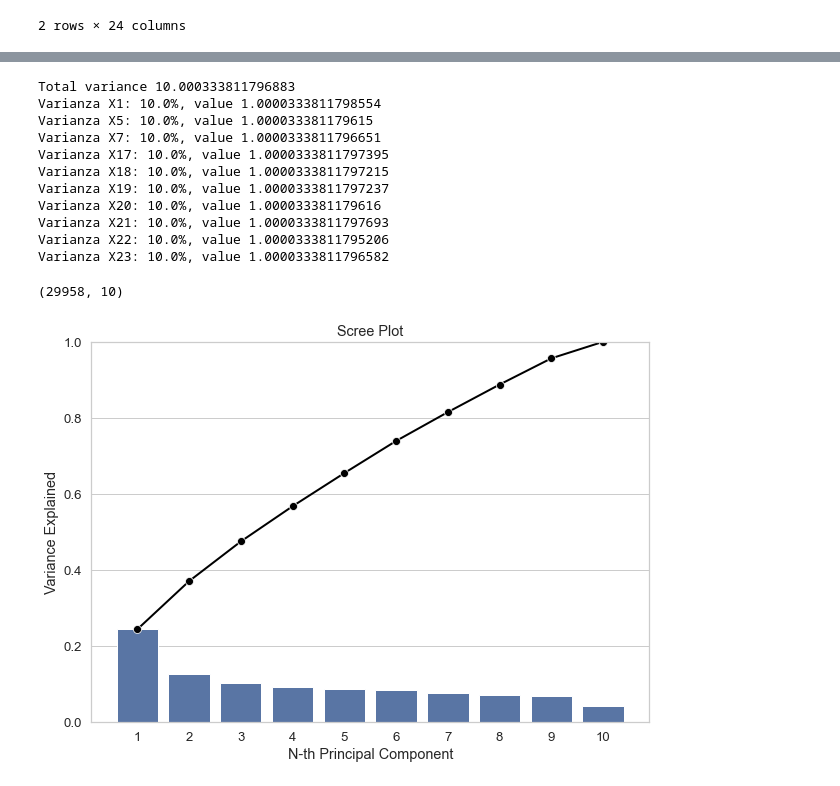
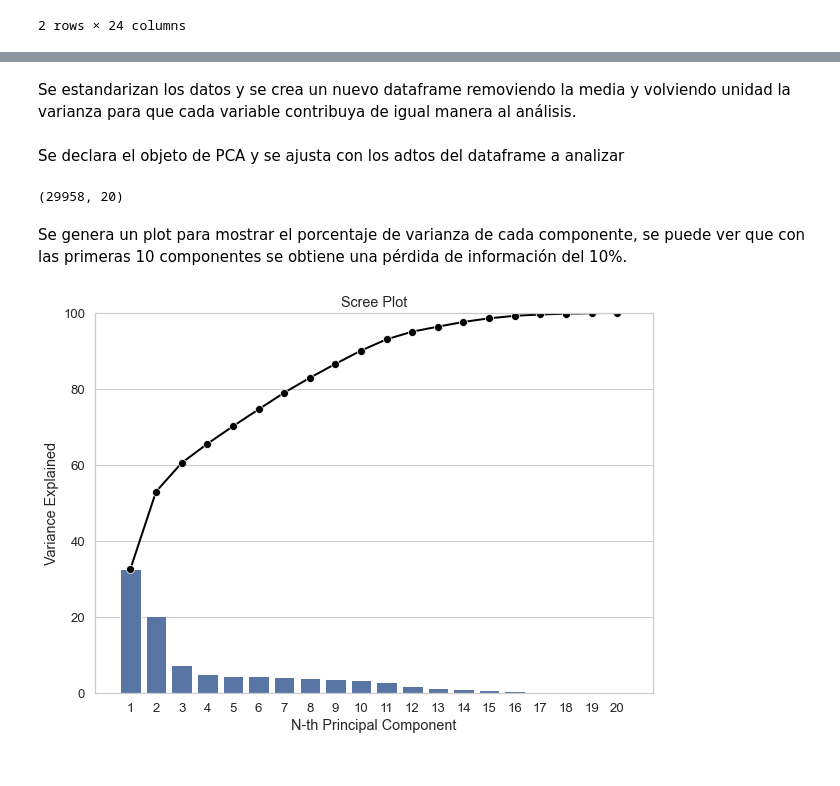
Before and after one commit to PosgradoMNA/actividades-del-projecto-cad_equipo_11, a Jupyter notebook: notebooks/week4_pca.ipynb, the cells around one changed output, grey strips where cells are left out. Drawn from its saved outputs; the diff is of its cells as text; code cells hidden in the pictures.

```diff
--- a/notebooks/week4_pca.ipynb
+++ b/notebooks/week4_pca.ipynb
@@ -99,0 +46,4 @@ array([0.27301007, 0.17504995, 0.06470639, 0.06144887, 0.04336966,
+# %%
+cat_columns = ['X2', 'X3', 'X4', 'Y']
+cont_columns = [v for v in df.columns.values.tolist() if v not in (cat_columns)]
+print(cont_columns)
@@ -100,56 +92,48 @@ array([0.27301007, 0.17504995, 0.06470639, 0.06144887, 0.04336966,
+# %% [markdown]
+Se estandarizan los datos y se crea un nuevo dataframe removiendo la media y volviendo unidad la varianza para que cada variable contribuya de igual manera al análisis.
 # %%
 # Escalando los datos
 scaler = StandardScaler()
 df3 = pd.DataFrame(scaler.fit_transform(df2), columns=df2.columns)
 #getVarianceInfo(df3)
-# %%
-getVarianceInfo(df3)
-# %% [output]
-Total variance 10.000333811796883
-Varianza X1: 10.0%, value 1.0000333811798554
-Varianza X5: 10.0%, value 1.000033381179615
-Varianza X7: 10.0%, value 1.0000333811796651
-Varianza X17: 10.0%, value 1.0000333811797395
-Varianza X18: 10.0%, value 1.0000333811797215
-Varianza X19: 10.0%, value 1.0000333811797237
-Varianza X20: 10.0%, value 1.000033381179616
-Varianza X21: 10.0%, value 1.0000333811797693
-Varianza X22: 10.0%, value 1.0000333811795206
-Varianza X23: 10.0%, value 1.0000333811796582
+# %% [markdown]
+Se declara el objeto de PCA y se ajusta con los adtos del dataframe a analizar
 # %%
 pcs = PCA()
 components = pcs.fit_transform(df3)
 components.shape
 # %% [output]
-(29958, 10)
+(29958, 20)
+# %% [markdown]
+Se genera un plot para mostrar el porcentaje de varianza de cada componente, se puede ver que con las primeras 10 componentes se obtiene una pérdida de información del 10%.
 # %%
 PC_components = np.arange(pcs.n_components_) + 1
 #PC_components
 
 _ = sns.set(style = 'whitegrid',
             font_scale = 1.2
             )
 
 fig, ax = plt.subplots(figsize=(10, 7))
 
 _ = sns.barplot(x = PC_components,
-                y = pcs.explained_variance_ratio_,
+                y = pcs.explained_variance_ratio_*100,
                 color = 'b'
                 )
 
 _ = sns.lineplot(x = PC_components-1,
-                 y = np.cumsum(pcs.explained_variance_ratio_),
+                 y = np.cumsum(pcs.explained_variance_ratio_)*100,
                  color = 'black',
                  linestyle = '-',
                  linewidth = 2,
                  marker = 'o',
                  markersize = 8
                  )
 
 plt.title('Scree Plot')
 plt.xlabel('N-th Principal Component')
 plt.ylabel('Variance Explained')
-plt.ylim(0, 1)
+plt.ylim(0, 100)
 plt.show()
 # %% [output]
-[figure, old version]
+[figure, new version]
```
Also changed, not shown: parts of 21 cells of this notebook, 1 other file.
